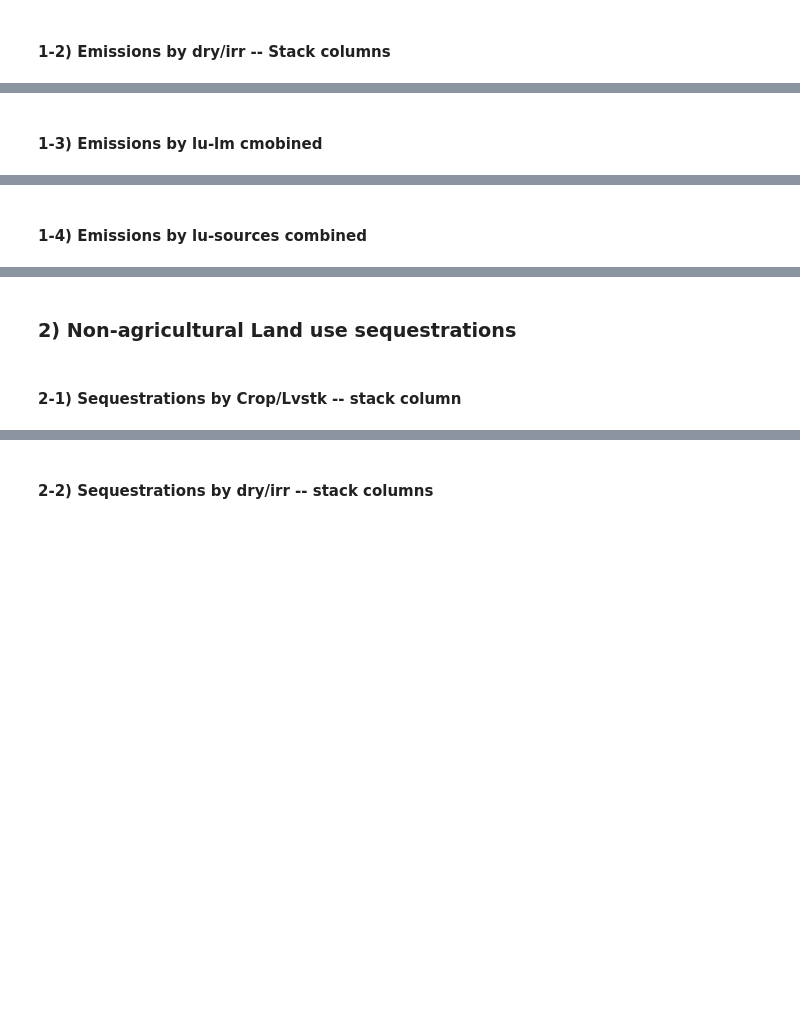
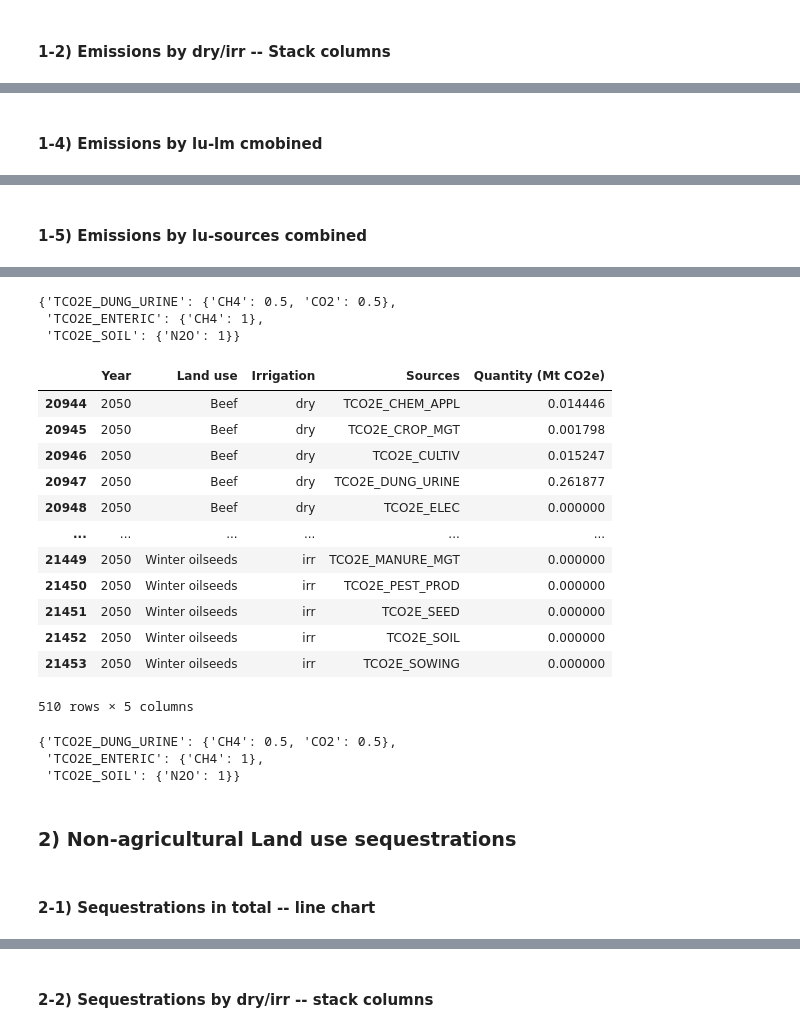
Before and after one commit to JinzhuWANG/VIS_LUTO, a Jupyter notebook: VIS_01_GHG.ipynb, the cells around one changed output, grey strips where cells are left out. Cells and saved outputs as stored; diff of their text form; code cells hidden in the pictures; blank space fills up the shorter version.

```diff
--- a/VIS_01_GHG.ipynb
+++ b/VIS_01_GHG.ipynb
@@ -149,5 +157,5 @@ GHG_dry_irr_plot
 # %% [markdown]
-#### 1-3) Emissions by lu-lm cmobined
+#### 1-4) Emissions by lu-lm cmobined
 # %%
 # get the df and plot
 GHG_lu_lm_df,GHG_lu_lm_plot = ag_lucc_GHG.plot_GHG_lu_lm(2050)
@@ -155,10 +163,33 @@ GHG_lu_lm_plot
 # %% [output]
 [interactive output not drawn]
 # %% [markdown]
-#### 1-4) Emissions by lu-sources combined
+#### 1-5) Emissions by lu-sources combined
 # %%
 # get the df and plot
 GHG_lu_source_df,GHG_lu_source_plot = ag_lucc_GHG.plot_GHG_lu_source(2050)
 GHG_lu_source_plot
 # %% [output]
 [interactive output not drawn]
+# %%
+from PARAMETERS import GHG_CATEGORY
+GHG_CATEGORY
+# %% [output]
+{'TCO2E_DUNG_URINE': {'CH4': 0.5, 'CO2': 0.5},
+ 'TCO2E_ENTERIC': {'CH4': 1},
+ 'TCO2E_SOIL': {'N2O': 1}}
+# %%
+GHG_lu_source_df
+# %% [output]
+|  | Year | Land use | Irrigation | Sources | Quantity (Mt CO2e) |
+| 20944 | 2050 | Beef | dry | TCO2E_CHEM_APPL | 0.014446 |
+| 20945 | 2050 | Beef | dry | TCO2E_CROP_MGT | 0.001798 |
+| 20946 | 2050 | Beef | dry | TCO2E_CULTIV | 0.015247 |
+| 20947 | 2050 | Beef | dry | TCO2E_DUNG_URINE | 0.261877 |
+| 20948 | 2050 | Beef | dry | TCO2E_ELEC | 0.000000 |
+| ... | ... | ... | ... | ... | ... |
+| 21449 | 2050 | Winter oilseeds | irr | TCO2E_MANURE_MGT | 0.000000 |
+| 21450 | 2050 | Winter oilseeds | irr | TCO2E_PEST_PROD | 0.000000 |
+| 21451 | 2050 | Winter oilseeds | irr | TCO2E_SEED | 0.000000 |
+| 21452 | 2050 | Winter oilseeds | irr | TCO2E_SOIL | 0.000000 |
+| 21453 | 2050 | Winter oilseeds | irr | TCO2E_SOWING | 0.000000 |
+510 rows × 5 columns
@@ -165,10 +211,16 @@ GHG_lu_source_plot
+# %%
+GHG_CATEGORY
+# %% [output]
+{'TCO2E_DUNG_URINE': {'CH4': 0.5, 'CO2': 0.5},
+ 'TCO2E_ENTERIC': {'CH4': 1},
+ 'TCO2E_SOIL': {'N2O': 1}}
 # %% [markdown]
 ### 2) Non-agricultural Land use sequestrations
 # %%
 # Initialize the class
 non_ag_lucc_GHG = get_GHG_plots(GHG_files,'Non-Agricultural Landuse','GHG sequestration (Mt CO2e)')
 # %% [markdown]
-#### 2-1) Sequestrations by Crop/Lvstk -- stack column
+#### 2-1) Sequestrations in total -- line chart
 # %%
 # get the df and plot
 GHG_non_ag_crop_lvstk_df,GHG_non_ag_crop_lvstk_plot = non_ag_lucc_GHG.plot_GHG_crop_lvstk()
```
Also changed, not shown: parts of 5 cells of this notebook, 3 other files.
